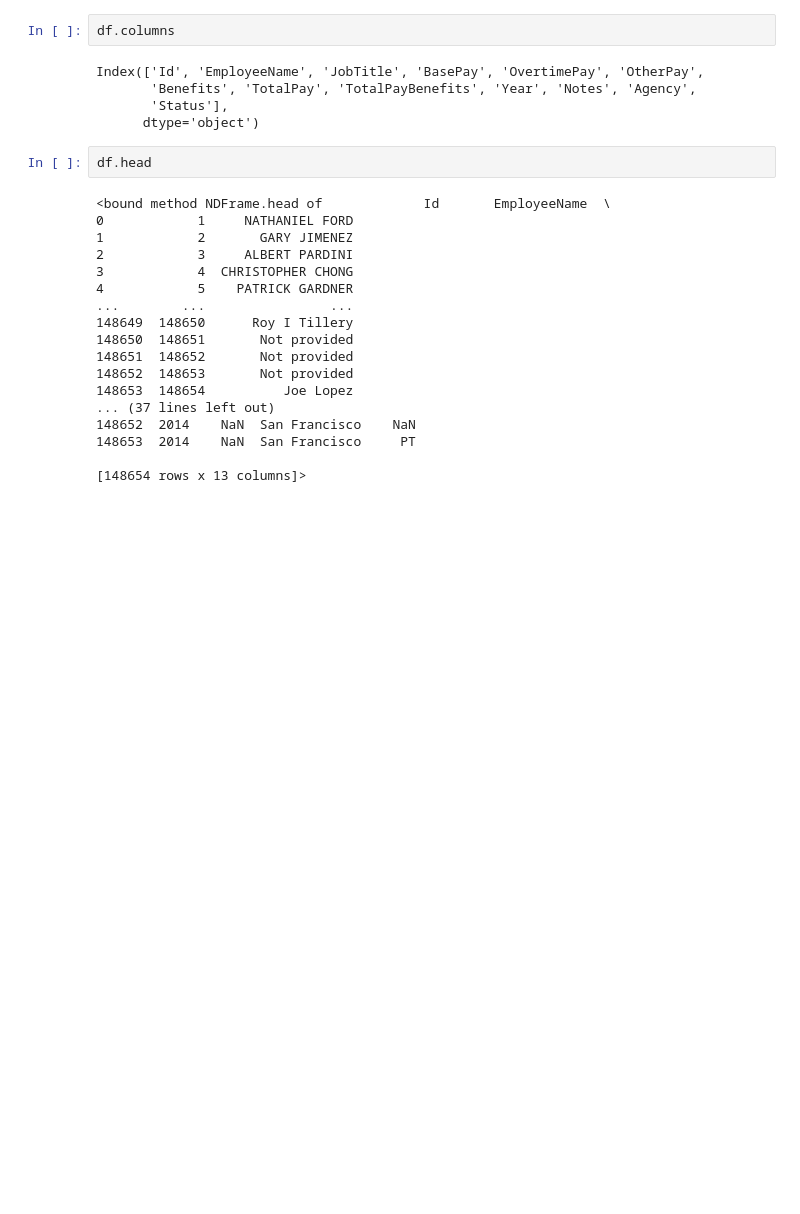
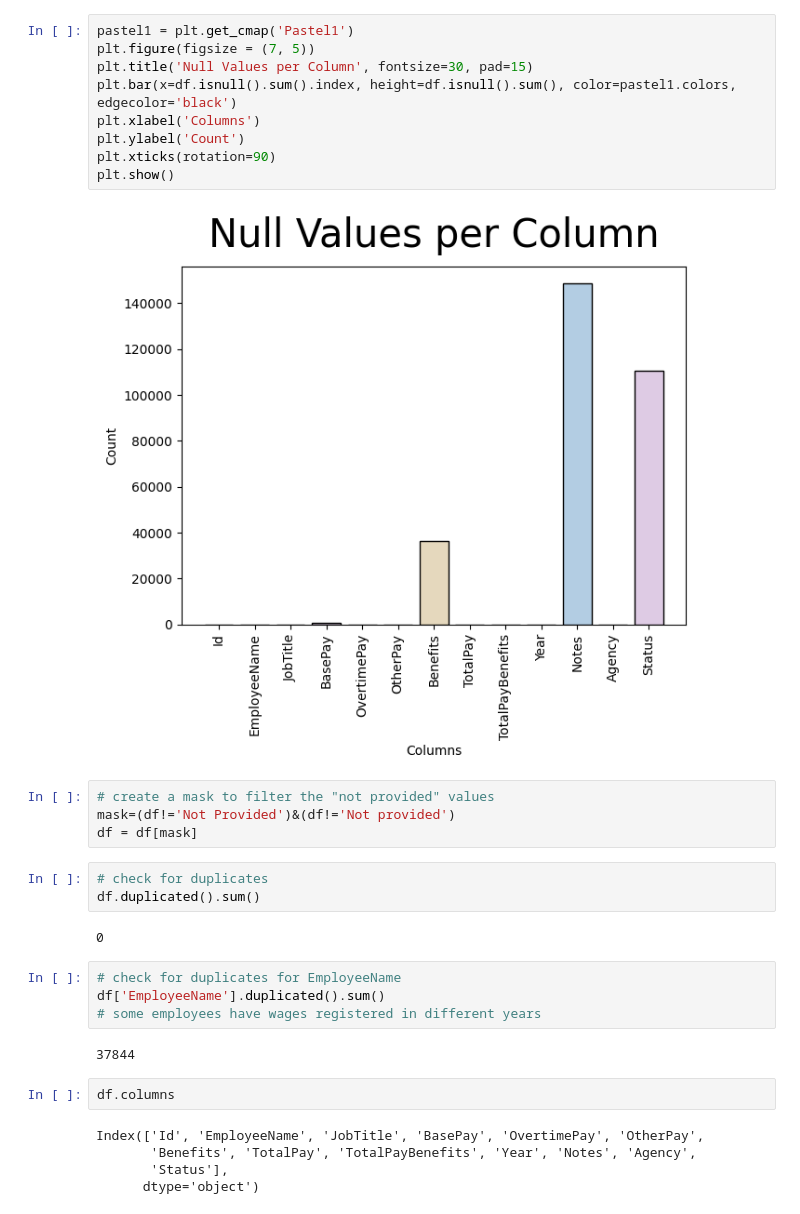
Before and after one commit to niccolozoboli/Programming-January-, a Jupyter notebook: Salaries_definitivo.ipynb, the cells around one changed output. Cells and saved outputs as stored; diff of their text form; blank space fills up the shorter version.

Commit message:
Plots

```diff
--- a/Salaries_definitivo.ipynb
+++ b/Salaries_definitivo.ipynb
@@ -59,3 +74,29 @@ df.describe().T
+# %%
+pastel1 = plt.get_cmap('Pastel1')
+plt.figure(figsize = (7, 5))
+plt.title('Null Values per Column', fontsize=30, pad=15)
+plt.bar(x=df.isnull().sum().index, height=df.isnull().sum(), color=pastel1.colors, edgecolor='black')
+plt.xlabel('Columns')
+plt.ylabel('Count')
+plt.xticks(rotation=90)
+plt.show()
+# %% [output]
+[figure, added]
+# %%
+# create a mask to filter the "not provided" values
+mask=(df!='Not Provided')&(df!='Not provided')
+df = df[mask]
+# %%
+# check for duplicates
+df.duplicated().sum()
+# %% [output]
+0
+# %%
+# check for duplicates for EmployeeName
+df['EmployeeName'].duplicated().sum()
+# some employees have wages registered in different years
+# %% [output]
+37844
 # %%
 df.columns
 # %% [output]
@@ -63,23 +104,3 @@ Index(['Id', 'EmployeeName', 'JobTitle', 'BasePay', 'OvertimePay', 'OtherPay',
        'Benefits', 'TotalPay', 'TotalPayBenefits', 'Year', 'Notes', 'Agency',
        'Status'],
       dtype='object')
-# %%
-df.head
-# %% [output]
-<bound method NDFrame.head of             Id       EmployeeName  \
-0            1     NATHANIEL FORD
-1            2       GARY JIMENEZ
-2            3     ALBERT PARDINI
-3            4  CHRISTOPHER CHONG
-4            5    PATRICK GARDNER
-...        ...                ...
-148649  148650      Roy I Tillery
-148650  148651       Not provided
-148651  148652       Not provided
-148652  148653       Not provided
-148653  148654          Joe Lopez
-... (37 lines left out)
-148652  2014    NaN  San Francisco    NaN
-148653  2014    NaN  San Francisco     PT
-
-[148654 rows x 13 columns]>
```
Also changed, not shown: parts of 44 cells of this notebook, 1 other file.
